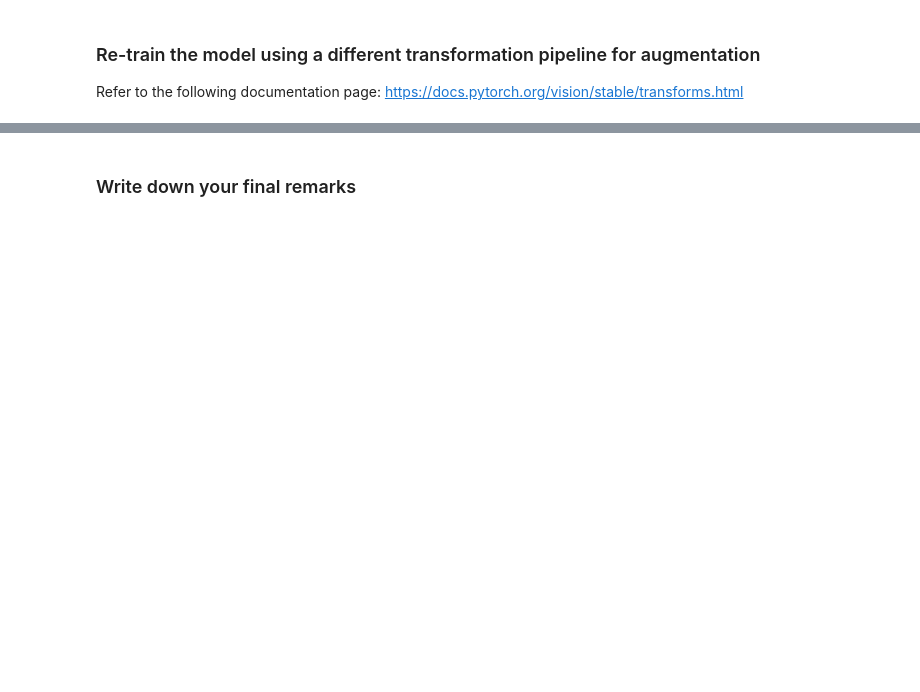
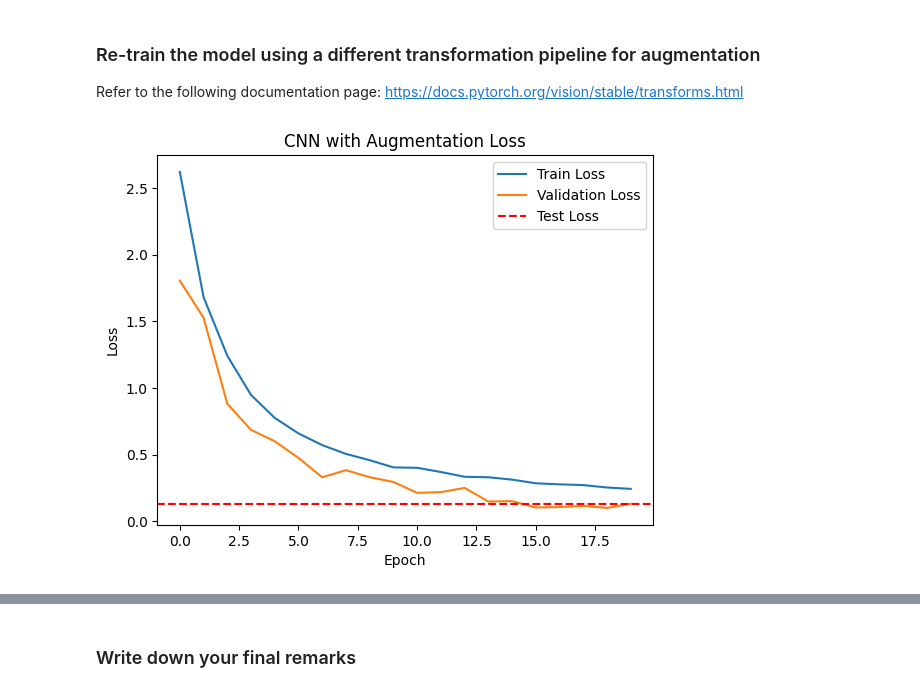
Before and after one commit to carloszamora08/IntComp, a Jupyter notebook: notebooks/Local Notebooks/notebooks/data_augmentation_pytorch.ipynb, the cells around one changed output, grey strips where cells are left out. Cells and saved outputs as stored; diff of their text form; code cells hidden in the pictures; blank space fills up the shorter version.

```diff
--- a/notebooks/Local Notebooks/notebooks/data_augmentation_pytorch.ipynb
+++ b/notebooks/Local Notebooks/notebooks/data_augmentation_pytorch.ipynb
@@ -423,3 +508,48 @@ plt.show()
 ### Re-train the model using a different transformation pipeline for augmentation
 
 Refer to the following documentation page: https://docs.pytorch.org/vision/stable/transforms.html
+# %%
+random_transforms = transforms.Compose([
+    transforms.RandomRotation(20),
+    transforms.RandomResizedCrop((IMG_WIDTH, IMG_HEIGHT), scale = (.8, 1), ratio = (1, 1)),
+    transforms.RandomHorizontalFlip(),
+    transforms.ColorJitter(brightness=.25, contrast=.6),
+    transforms.GaussianBlur(kernel_size = 3, sigma = (0.1, 1.0)),
+    transforms.RandomAffine(degrees = 0, translate = (0.05, 0.05)),
+    transforms.RandomErasing(p = 0.2, scale = (0.02, 0.1))
+])
+
+model_cnn_aug = nn.Sequential(
+    ConvolutionalBlock(IMG_CHANNELS, 25, 0), # 25 x 14 x 14
+    ConvolutionalBlock(25, 50, 0.2),  # 50 x 7 x 7
+    ConvolutionalBlock(50, 75, 0),  # 75 x 3 x 3
+
+    nn.Flatten(),
+    nn.Linear(75 * 3 * 3, 512),
+    nn.Dropout(.3),
+    nn.ReLU(),
+
+    nn.Linear(512, 24)
+)
+
+model_cnn_aug = model_cnn_aug.to(device)
+
+epochs = 20
+loss_function = nn.CrossEntropyLoss()
+optimizer = Adam(model_cnn_aug.parameters())
+
+cnn_aug_res = train(model_cnn_aug, train_loader, val_loader, loss_function, optimizer, epochs, random_transforms)
+
+cnn_aug_test_loss, cnn_aug_test_acc = test(model_cnn_aug, test_loader, loss_function)
+
+plt.plot(cnn_aug_res['train_loss'], label='Train Loss')
+plt.plot(cnn_aug_res['val_loss'], label='Validation Loss')
+plt.axhline(cnn_aug_test_loss, label='Test Loss', linestyle='--', color='r')
+plt.legend()
+plt.title('CNN with Augmentation Loss')
+plt.xlabel('Epoch')
+plt.ylabel('Loss')
+plt.legend()
+plt.show()
+# %% [output]
+[figure, added]
```
Also changed, not shown: parts of 21 cells of this notebook.
